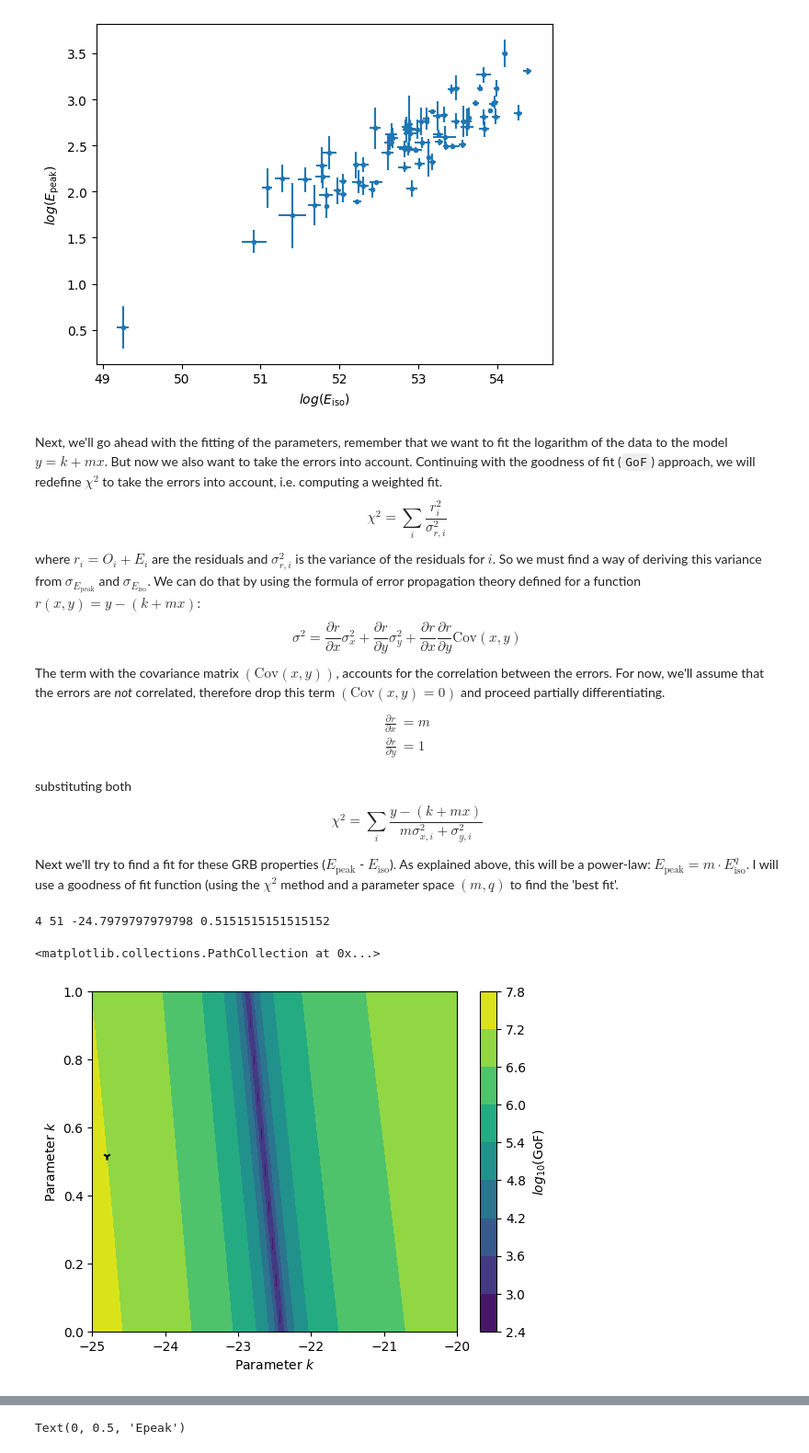
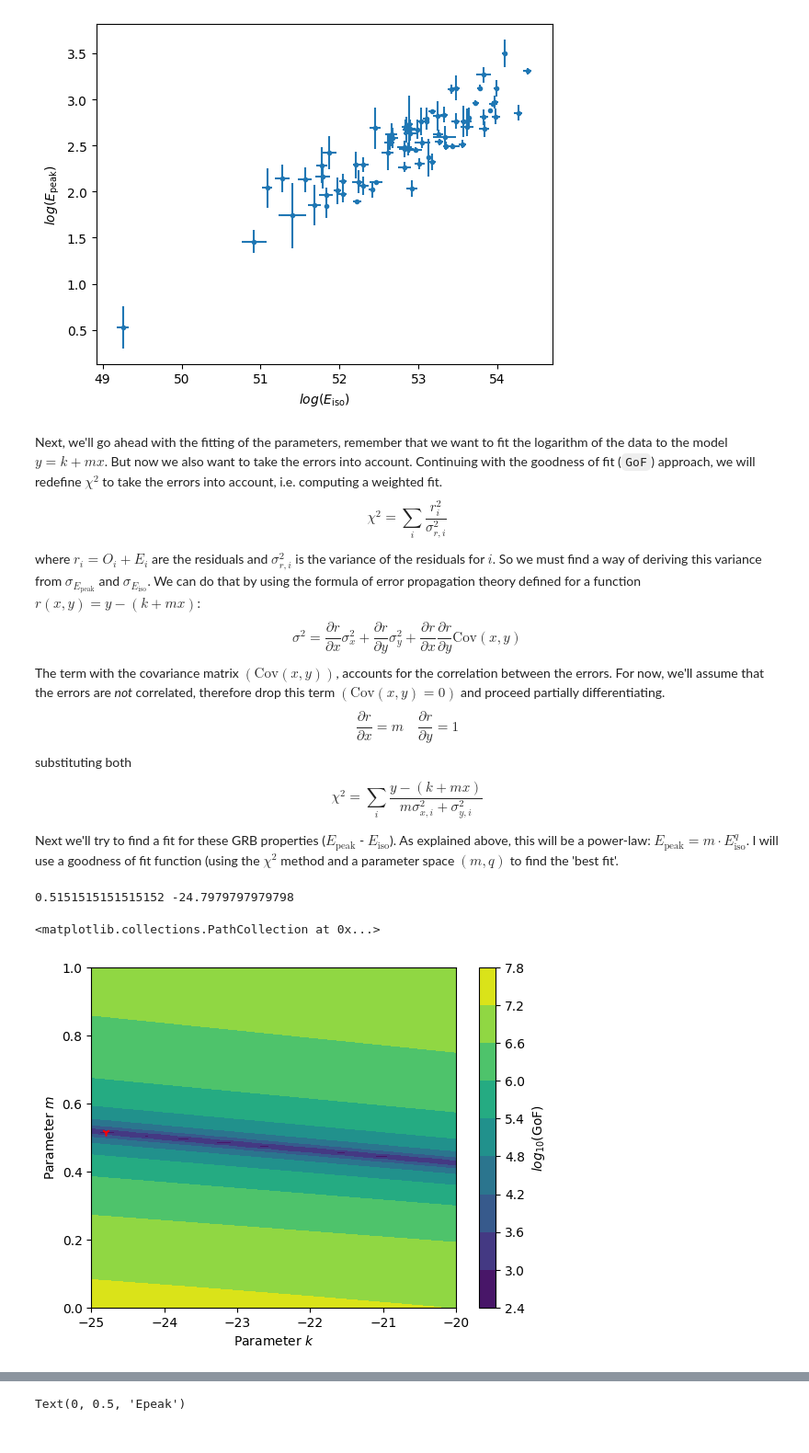
Before and after one commit to joanalnu/OAB-INAF, a Jupyter notebook: Epeak_Eiso_errors.ipynb, the cells around one changed output, grey strips where cells are left out. Shown at 92% size. Saved outputs shown, nothing was run; the diff lists cells and outputs as text; code cells hidden in the pictures.

Commit message:
apply corrections to gof implementation following the mistakes of `Epeak_Eiso_correlation.ipynb`

```diff
--- a/Epeak_Eiso_errors.ipynb
+++ b/Epeak_Eiso_errors.ipynb
@@ -47,10 +47,7 @@ $$\chi^2 = \sum_i \frac{r_i^2}{\sigma_{r,i}^2}$$
 where $r_i = O_i + E_i$ are the residuals and $\sigma_{r,i}^2$ is the variance of the residuals for $i$. So we must find a way of deriving this variance from $\sigma_{E_\text{peak}}$ and $\sigma_{E_\text{iso}}$. We can do that by using the formula of error propagation theory defined for a function $r(x,y) = y - (k+mx)$:
 $$\sigma^2 = \frac{\partial r}{\partial x} \sigma_x^2 + \frac{\partial r}{\partial y} \sigma_y^2 + \frac{\partial r}{\partial x} \frac{\partial r}{\partial y} \text{Cov}(x,y)$$
 The term with the covariance matrix $(\text{Cov}(x,y))$, accounts for the correlation between the errors. For now, we'll assume that the errors are _not_ correlated, therefore drop this term $(\text{Cov}(x,y)=0)$ and proceed partially differentiating.
-$$\begin{align*}
-    \frac{\partial r}{\partial x} &= m \\
-    \frac{\partial r}{\partial y} &= 1 \\
- \end{align*}$$
+$$\frac{\partial r}{\partial x} = m \quad \frac{\partial r}{\partial y} = 1$$
  substituting both
  $$\chi^2 = \sum_i \frac{y-(k+mx)}{m\sigma_{x,i}^2 + \sigma_{y,i}^2}$$
 
@@ -58,11 +55,11 @@ $$\begin{align*}
 
 Next we'll try to find a fit for these GRB properties ($E_{\text{peak}}$ - $E_{\text{iso}}$). As explained above, this will be a power-law: $E_{\text{peak}} = m \cdot E_{\text{iso}}^q$. I will use a goodness of fit function (using the $\chi^2$ method and a parameter space $(m,q)$ to find the 'best fit'.
 # %%
-def gof(param1,param2,x=Eiso,y=Epeak,x_err=Eiso_err,y_err=Epeak_err):
+def gof(m,k,x=Eiso,y=Epeak,x_err=Eiso_err,y_err=Epeak_err):
     """
     Goodness of fit following the chi-squared formula with error propagation.
-    :param param1: y-axis cut (parameter k)
-    :param param2: slope (parameter m)
+    :param m: slope
+    :param k: y-axis cut
     :param x: x-values
     :param y: y-values
     :param x_err: uncertainties in x-values
@@ -70,35 +67,33 @@ def gof(param1,param2,x=Eiso,y=Epeak,x_err=Eiso_err,y_err=Epeak_err):
     :return: chi-squared value
     """
 
-    model = param1+ param2*x
-
+    model = m*x + k
     total_variance = y_err**2
-    total_variance += (param2*x_err)**2
-
+    total_variance += (m*x_err)**2
     return np.sum(((y-model)**2)/total_variance)
 # %%
 k = np.linspace(-25.,-20.,100) # inferred from previous scatter plot
 m = np.linspace(.0,1.,100) # slope of power-law must be positive
 
-G = np.zeros([len(k),len(m)])
+G = np.zeros([len(m), len(k)])
 for i in range(len(k)):
-    for j in range(len(m)):
-        G[i][j] = gof(k[i],m[j])
-
-best_fit = np.argmin(G)
-k_index, m_index = np.unravel_index(best_fit, G.shape)
-k_fit, m_fit = k[k_index], m[m_index]
-print(k_index, m_index, k_fit, m_fit)
+    for j in range(len(k)):
+        G[i][j] = gof(m[i],k[j])
-# %% [output]
-4 51 -24.7979797979798 0.5151515151515152
 # %%
-fig = plt.figure()
+# extract best fit parameters
+best_fit = np.argmin(G)
+m_index, k_index = np.unravel_index(best_fit, G.shape)
+m_fit, k_fit = m[m_index], k[k_index]
+print(m_fit, k_fit)
+
+plt.figure()
 plt.contourf(k,m,np.log10(G))
 plt.colorbar(label=r'$log_{10}(\text{GoF})$')
 plt.xlabel(r'Parameter $k$')
-plt.ylabel(r'Parameter $k$')
-plt.scatter(k_fit, m_fit, c='black', marker='1')
+plt.ylabel(r'Parameter $m$')
+plt.scatter(k_fit, m_fit, marker='1', c='r')
 # %% [output]
-<matplotlib.collections.PathCollection at 0x...>
+0.5151515151515152 -24.7979797979798
+<matplotlib.collections.PathCollection at 0x...>
-[figure, old version]
+[figure, new version]
 # %% [markdown]
```
Also changed, not shown: parts of 3 cells of this notebook.
